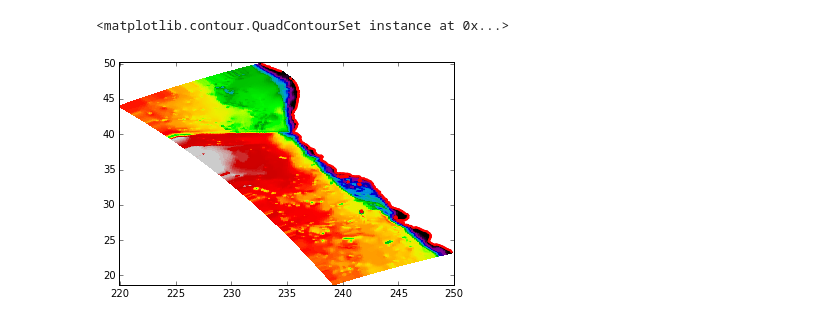
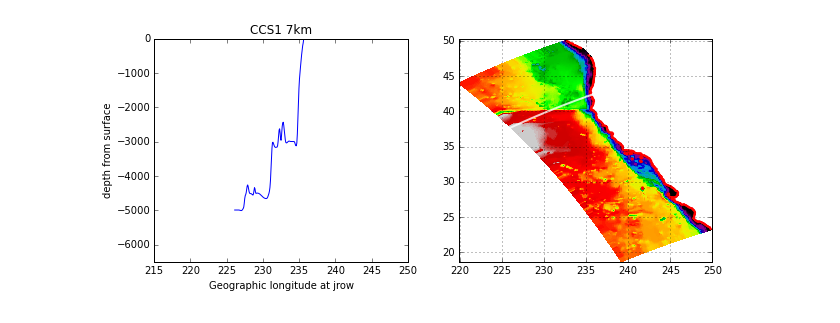
Before and after one commit to adcroft/ESMG-configs, a Jupyter notebook: CCS1/preprocessing/viewTopography.ipynb, the cells around one changed output. Cells and saved outputs as stored; diff of their text form; code cells hidden in the pictures.

Commit message:
MJH: Interactive notebook for viewing topography

```diff
--- a/CCS1/preprocessing/viewTopography.ipynb
+++ b/CCS1/preprocessing/viewTopography.ipynb
@@ -14,9 +23,24 @@ grid.wet[grid.D==0.]=0.0
 # %%
-%matplotlib inline
-
-plt.pcolormesh(grid.x_T_bounds,grid.y_T_bounds,np.ma.masked_where(grid.wet==0,grid.D),\
+def shade_depth(ax=plt,j=None):
+  ax.pcolormesh(grid.x_T_bounds,grid.y_T_bounds,np.ma.masked_where(grid.wet==0,grid.D),\
                cmap=plt.cm.spectral,vmin=100,vmax=5000)
-plt.contour(grid.x_T,grid.y_T,grid.wet,[0.5,0.5],colors='r',linewidths=2.0)
+  ax.contour(grid.x_T,grid.y_T,grid.wet,[0.5,0.5],colors='r',linewidths=2.0)
+  if j is not None:
+    plt.plot(grid.x_T[j,:],grid.y_T[j,:],linewidth=2.0,alpha=0.8,color='w')
+  ax.grid()
-# %% [output]
-<matplotlib.contour.QuadContourSet instance at 0x...>
-[figure, removed]
+# %%
+def plot_depth_jsec(j):
+  fig=plt.figure(1,figsize=(10,4))
+  ax1=fig.add_subplot(121)
+  ax2=fig.add_subplot(122)
+  shade_depth(ax2,j=j)
+  ax1.plot(grid.x_T[j,:],sq(-grid.D[j,:]))
+  ax1.set_xlabel('Geographic longitude at jrow')
+  ax1.set_ylabel('depth from surface')
+  ax1.set_ylim(-6500,0)
+  ax1.set_xlim(215,250)
+  ax1.set_title('CCS1 7km')
+# %%
+ipywidgets.interact(plot_depth_jsec, j=(0,grid.jm-1,1));
+# %% [output]
+[figure, added]
```
Also changed, not shown: parts of 4 cells of this notebook.
